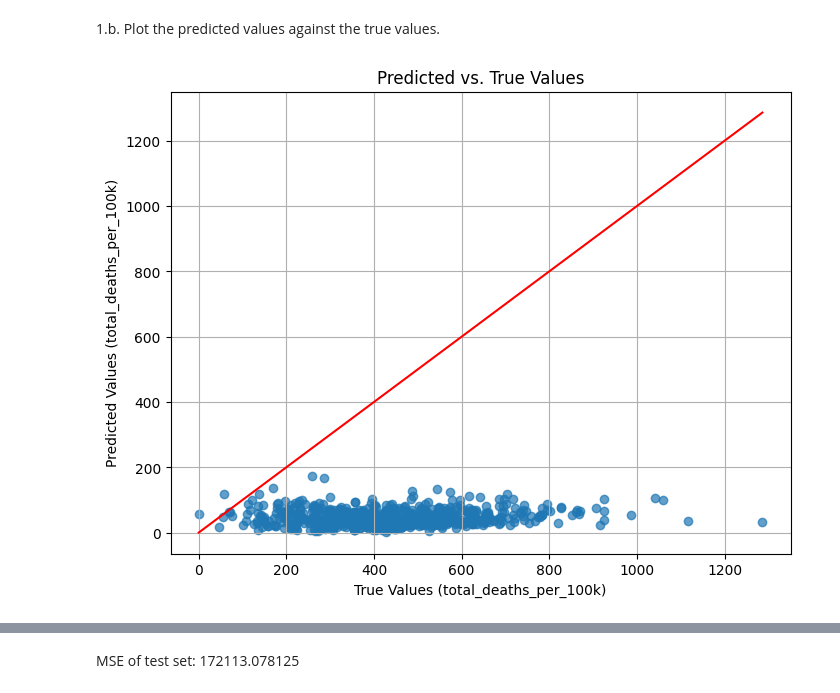
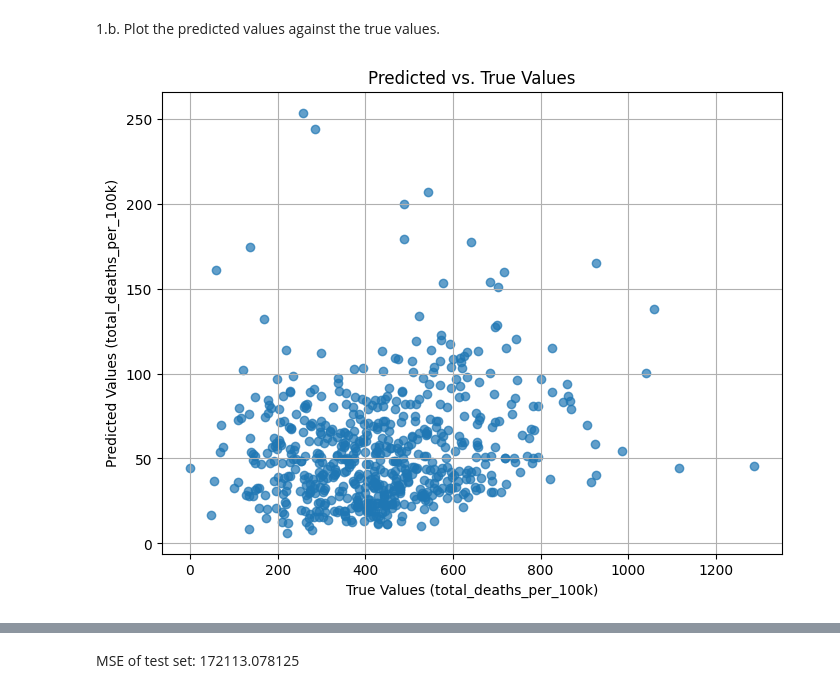
Before and after one commit to nolanyager/MachineLearning_Fall24, a Jupyter notebook: homework/HW_05.ipynb, the cells around one changed output, grey strips where cells are left out. Saved outputs shown, nothing was run; the diff lists cells and outputs as text; code cells hidden in the pictures.

```diff
--- a/homework/HW_05.ipynb
+++ b/homework/HW_05.ipynb
@@ -150,22 +150,21 @@ Test Loss: 184128.953125
 # %%
 # Switch to evaluation mode
 model_simple.eval()
 
 # Get predictions on the test set
 with torch.no_grad(): # no gradient
     predictions = model_simple(X_test_tensor)
     predictions = predictions.numpy() # changing these to a numpy array
     y_test_np = y_test_tensor.numpy()
 
 # Plotting:
 plt.figure(figsize=(8, 6))
 plt.scatter(y_test_np, predictions, alpha=0.7)
 plt.xlabel('True Values (total_deaths_per_100k)')
 plt.ylabel('Predicted Values (total_deaths_per_100k)')
 plt.title('Predicted vs. True Values')
-plt.plot([min(y_test_np), max(y_test_np)], [min(y_test_np), max(y_test_np)], color='red')  # Diagonal line
 plt.grid(True)
 plt.show()
 # %% [output]
-[figure, old version]
+[figure, new version]
 # %%
```
Also changed, not shown: parts of 6 cells of this notebook.
